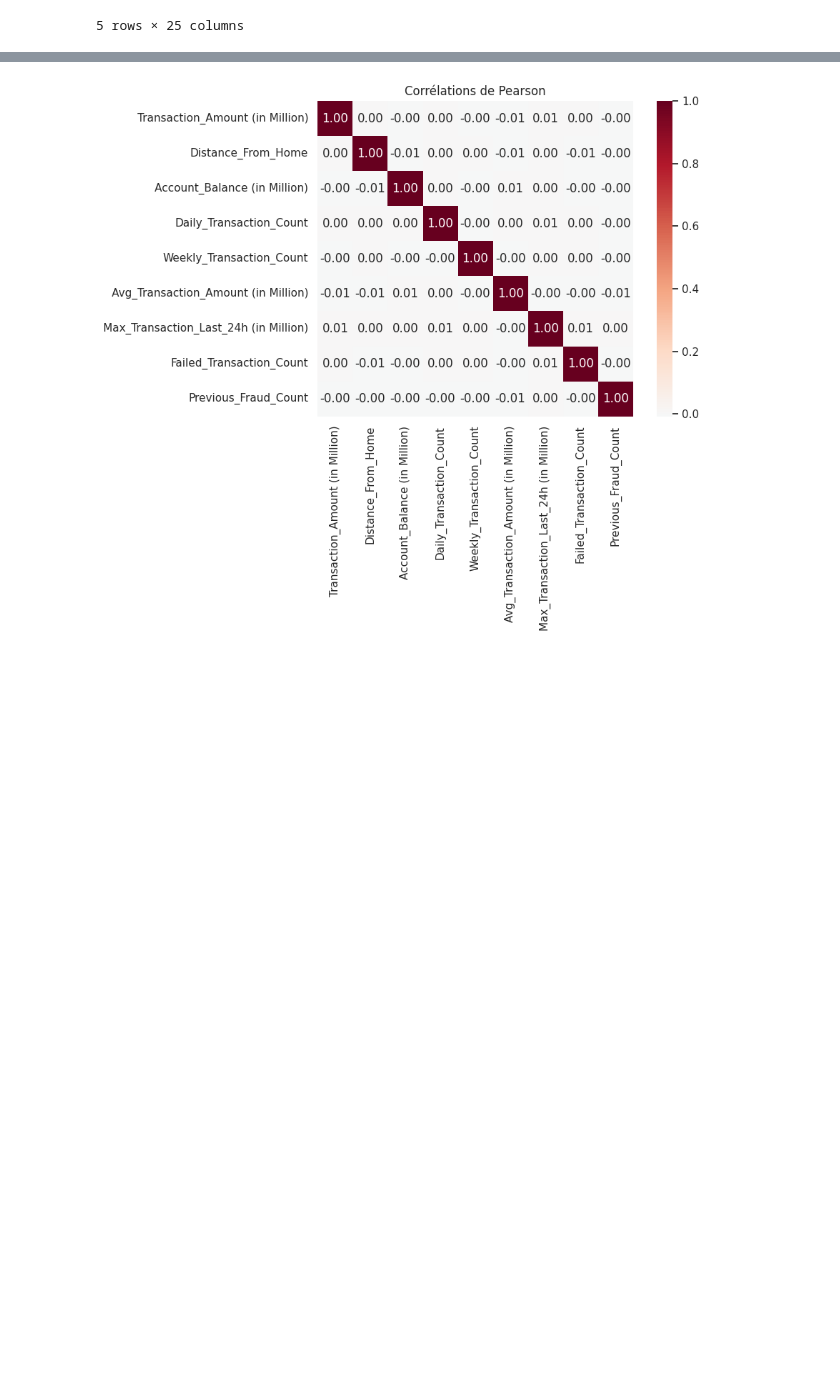
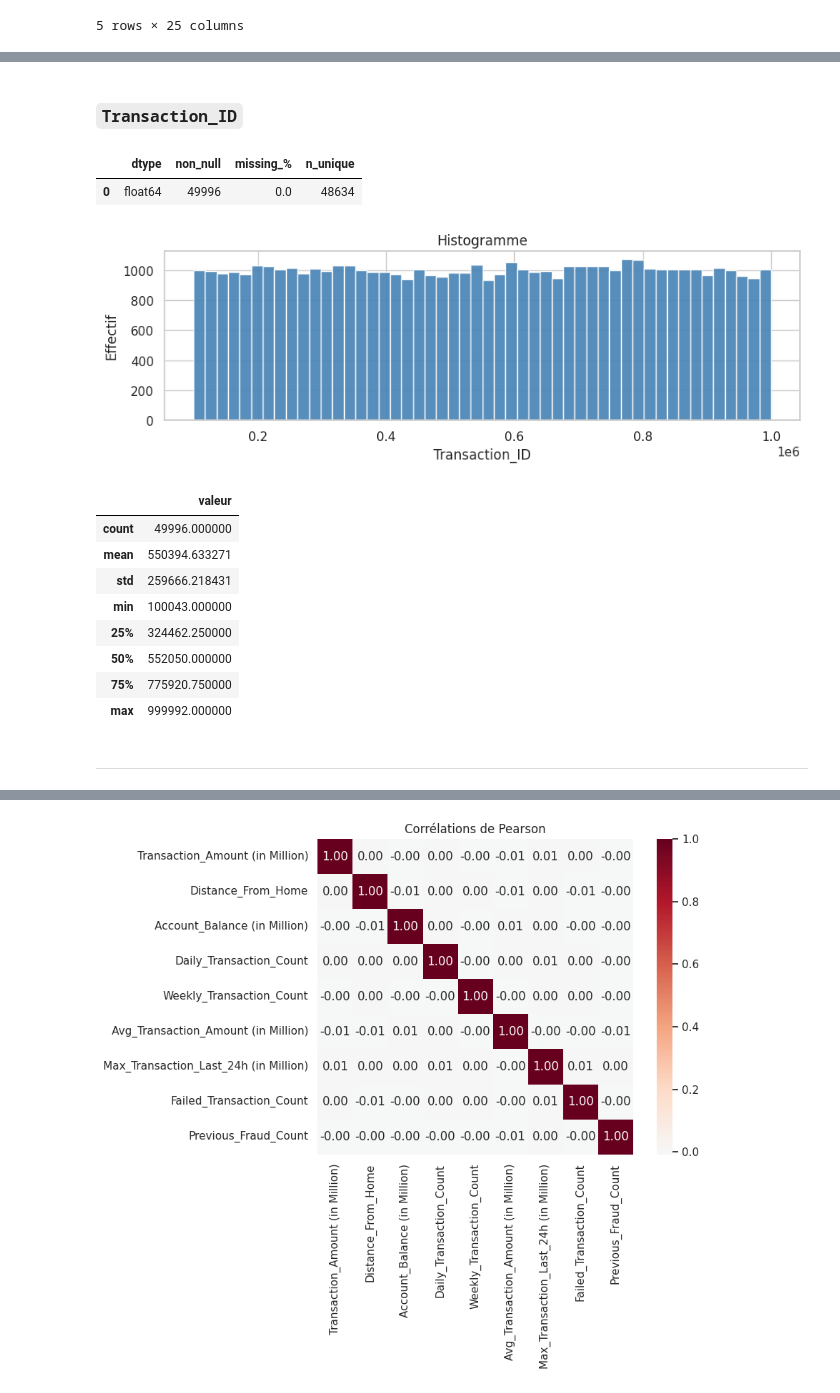
Before and after one commit to Djerade/bank-fraud-detection, a Jupyter notebook: notebooks/exploration.ipynb, the cells around one changed output, grey strips where cells are left out. Cells and saved outputs as stored; diff of their text form; code cells hidden in the pictures; blank space fills up the shorter version.

```diff
--- a/notebooks/exploration.ipynb
+++ b/notebooks/exploration.ipynb
@@ -202,0 +336,80 @@ plt.show()
+# %%
+# Analyse univariée : une passe par colonne
+import warnings
+from IPython.display import Markdown, display
+
+sns.set_theme(style="whitegrid")
+
+for col in df.columns:
+    display(Markdown(f"### `{col}`"))
+    s = df[col]
+
+    miss_pct = 100.0 * s.isna().mean()
+    recap = pd.DataFrame(
+        {
+            "dtype": [str(s.dtype)],
+            "non_null": [int(s.notna().sum())],
+            "missing_%": [round(miss_pct, 3)],
+            "n_unique": [int(s.nunique(dropna=False))],
+        }
+    )
+    display(recap)
+
+    cl = col.lower()
+    maybe_temporal = ("date" in cl) or ("_time" in cl) or cl.endswith("time")
+    temporal_dt = None
+    if not pd.api.types.is_numeric_dtype(s) and maybe_temporal:
+        with warnings.catch_warnings():
+            warnings.simplefilter("ignore", UserWarning)
+            temporal_dt = pd.to_datetime(s, errors="coerce")
+
+    fig, ax = plt.subplots(figsize=(9, 3.2))
+
+    if pd.api.types.is_numeric_dtype(s):
+        sc = s.dropna()
+        if len(sc) == 0:
+            ax.text(0.5, 0.5, "Toutes les valeurs sont manquantes", ha="center", va="center")
+            ax.set_axis_off()
+        else:
+            nb = min(50, max(10, min(int(sc.nunique()), max(10, len(sc) // 10))))
+            ax.hist(sc.astype(float), bins=nb, color="steelblue", edgecolor="white", alpha=0.9)
+            ax.set_title("Histogramme")
+            ax.set_xlabel(col)
+            ax.set_ylabel("Effectif")
+    elif temporal_dt is not None and temporal_dt.notna().mean() > 0.95:
+        sns.histplot(temporal_dt.dropna(), bins=40, ax=ax, color="steelblue")
+        ax.set_title("Histogramme (dates / heures parsées)")
+        ax.tick_params(axis="x", rotation=25)
+    else:
+        vc = s.astype(str).value_counts(dropna=False).head(20)
+        vc = vc.sort_values(ascending=True)
+        ax.barh(vc.index.astype(str), vc.values, color="teal", alpha=0.85)
+        ax.set_title("Top 20 modalités (effectifs)")
+        ax.set_xlabel("Effectif")
+
+    plt.tight_layout()
+    plt.show()
+
+    if pd.api.types.is_numeric_dtype(s):
+        display(s.describe().to_frame("valeur"))
+    elif temporal_dt is not None and temporal_dt.notna().mean() > 0.95:
+        display(temporal_dt.describe().to_frame("valeur"))
+    else:
+        display(s.astype(str).value_counts(dropna=False).head(40).to_frame("effectif"))
+
+    display(Markdown("---"))
+# %% [output]
+### `Transaction_ID`
+|  | dtype | non_null | missing_% | n_unique |
+| 0 | float64 | 49996 | 0.0 | 48634 |
+[figure, added]
+|  | valeur |
+| count | 49996.000000 |
+| mean | 550394.633271 |
+| std | 259666.218431 |
+| min | 100043.000000 |
+| 25% | 324462.250000 |
+| 50% | 552050.000000 |
+| 75% | 775920.750000 |
+| max | 999992.000000 |
+---
```
Also changed, not shown: parts of 57 cells of this notebook, 11 other files.
